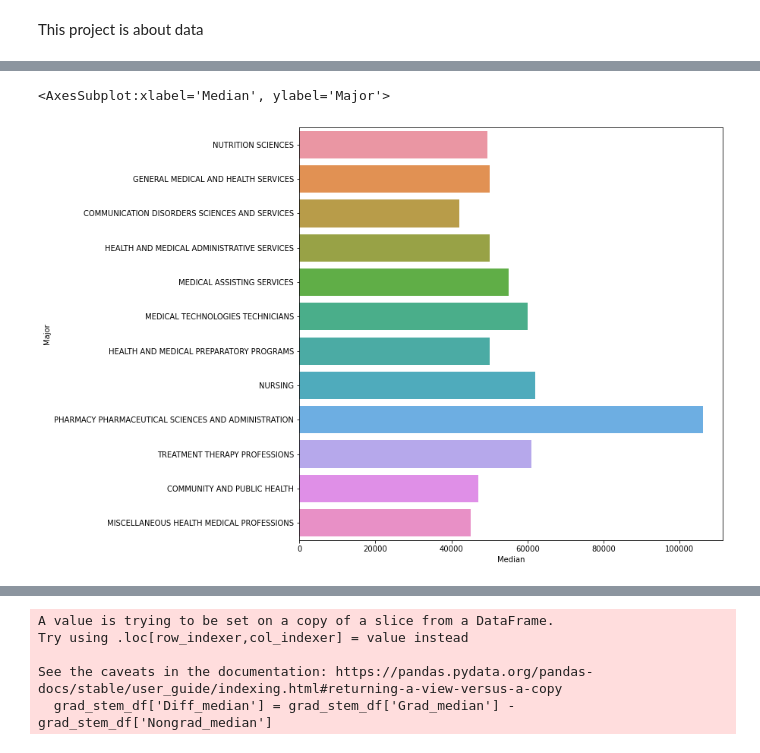
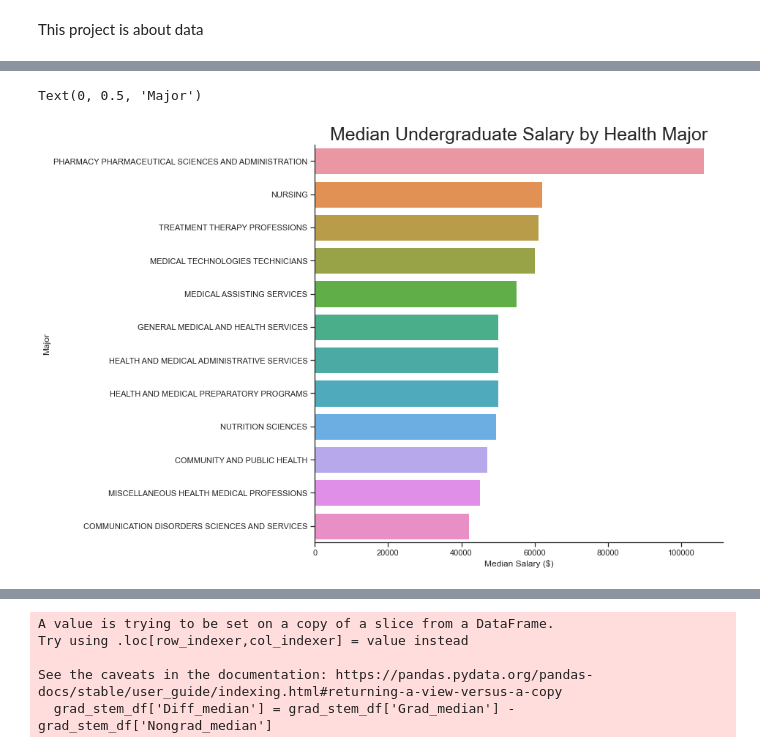
Before and after one commit to jhaarala23/dasc2103project, a Jupyter notebook: analysis_for_project.ipynb, the cells around one changed output, grey strips where cells are left out. Drawn from its saved outputs; the diff is of its cells as text; code cells hidden in the pictures.

```diff
--- a/analysis_for_project.ipynb
+++ b/analysis_for_project.ipynb
@@ -33,3 +37,5 @@ majors_stem = majors[majors['Major_category'].isin(stem)]
 # %%
 majors_stem['Employed'].hist(bins=20, range=(0,200000), figsize=(12,8))
+custom_params = {"axes.spines.right": False, "axes.spines.top": False, "axes.titlesize": 25}
+sns.set_theme(style="ticks", rc=custom_params)
 # %% [output]
@@ -89,6 +120,13 @@ majors_health.head()
+# %%
+health_sorted = majors_health.sort_values('Median', ascending = False)
 # %%
 plt.figure(figsize=(10, 10))
-sns.barplot(x = 'Median', y = 'Major', data = majors_health, orient = 'h', ci = None)
+health_bar = sns.barplot(x = 'Median', y = 'Major', data = health_sorted, orient = 'h', ci = None)
+health_bar.set_title("Median Undergraduate Salary by Health Major")
+health_bar.set_xlabel("Median Salary ($)")
+health_bar.set_ylabel("Major")
+
+plt.show()
 # %% [output]
-<AxesSubplot:xlabel='Median', ylabel='Major'>
+Text(0, 0.5, 'Major')
-[figure, old version]
+[figure, new version]
```
Also changed, not shown: parts of 33 cells of this notebook.
